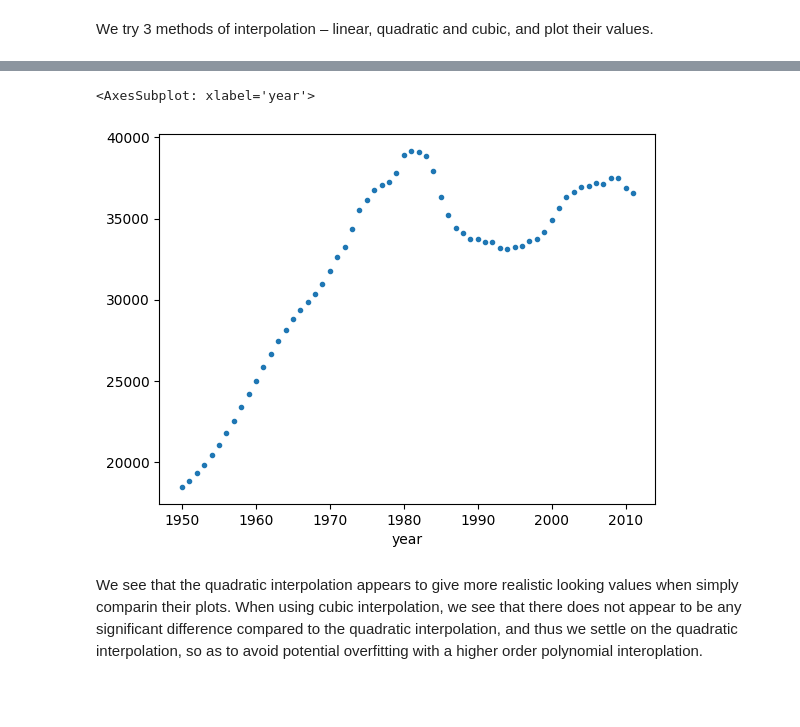
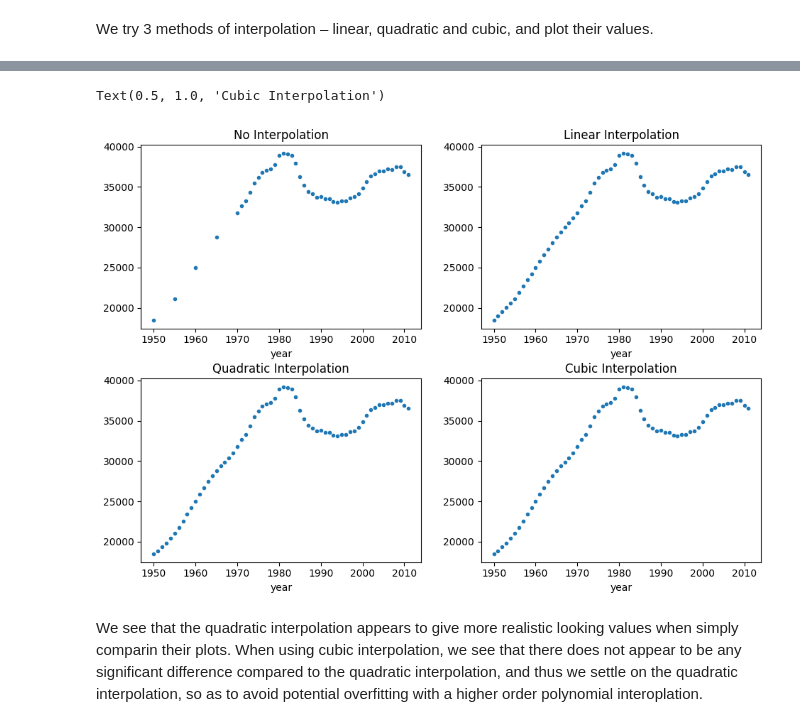
Before and after one commit to gvnsp/618, a Jupyter notebook: emanwong_618_proj.ipynb, the cells around one changed output, grey strips where cells are left out. Saved outputs shown, nothing was run; the diff lists cells and outputs as text; code cells hidden in the pictures; blank space fills up the shorter version.

```diff
--- a/emanwong_618_proj.ipynb
+++ b/emanwong_618_proj.ipynb
@@ -255,5 +271,0 @@ hospital_admissions.interpolate(method='quadratic')['num_admissions_1000s'].plot
-# %%
-hospital_admissions.interpolate(method='cubic')['num_admissions_1000s'].plot(style='.')
-# %% [output]
-<AxesSubplot: xlabel='year'>
-[figure, removed]
@@ -260,3 +276,17 @@ hospital_admissions.interpolate(method='cubic')['num_admissions_1000s'].plot(sty
+# %%
+fig, axes = plt.subplots(2, 2, figsize=(10,7))
+fig.tight_layout(pad=3.0)
+hospital_admissions['num_admissions_1000s'].plot(style='.',ax=axes[0,0])
+hospital_admissions['linear'].plot(style='.', ax=axes[0,1])
+hospital_admissions['quadratic'].plot(style='.', ax=axes[1,0])
+hospital_admissions['quadratic'].plot(style='.', ax=axes[1,1])
+axes[0,0].set_title("No Interpolation")
+axes[0,1].set_title("Linear Interpolation")
+axes[1,0].set_title("Quadratic Interpolation")
+axes[1,1].set_title("Cubic Interpolation")
+# %% [output]
+Text(0.5, 1.0, 'Cubic Interpolation')
+[figure, added]
 # %% [markdown]
 We see that the quadratic interpolation appears to give more realistic looking values when simply comparin their plots. When using cubic interpolation, we see that there does not appear to be any significant difference compared to the quadratic interpolation, and thus we settle on the quadratic interpolation, so as to avoid potential overfitting with a higher order polynomial interoplation.
 # %%
```
Also changed, not shown: parts of 35 cells of this notebook.
